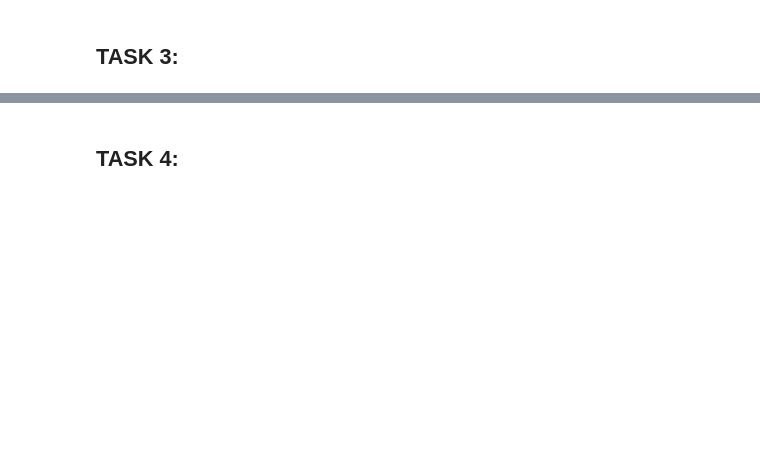
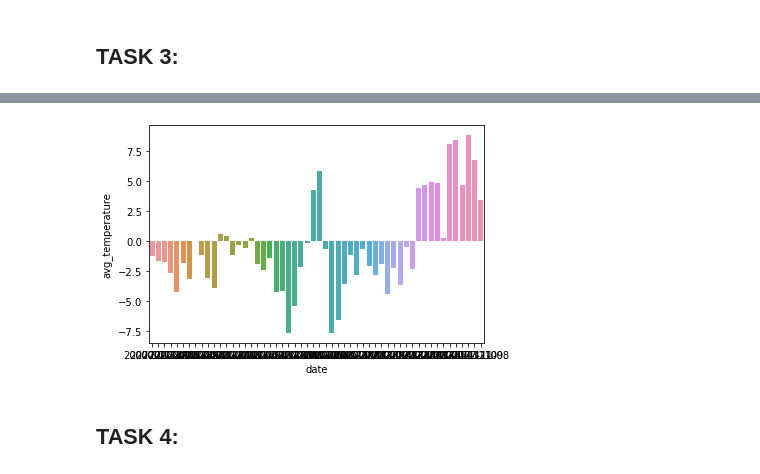
Before and after one commit to data301-2021-summer2/project-group38-project, a Jupyter notebook: data/processed/Climate_data_processed.ipynb, the cells around one changed output, grey strips where cells are left out. Cells and saved outputs as stored; diff of their text form; code cells hidden in the pictures; blank space fills up the shorter version.

```diff
--- a/data/processed/Climate_data_processed.ipynb
+++ b/data/processed/Climate_data_processed.ipynb
@@ -182,2 +218,7 @@ bp
+# %%
+%matplotlib inline
+bp = sns.barplot(x= df2007["date"], y= df3["avg_temperature"], data= df2007, label="2007 Average Temperature")
+# %% [output]
+[figure, added]
 # %% [markdown]
 ## TASK 4:
```
Also changed, not shown: parts of 30 cells of this notebook.
